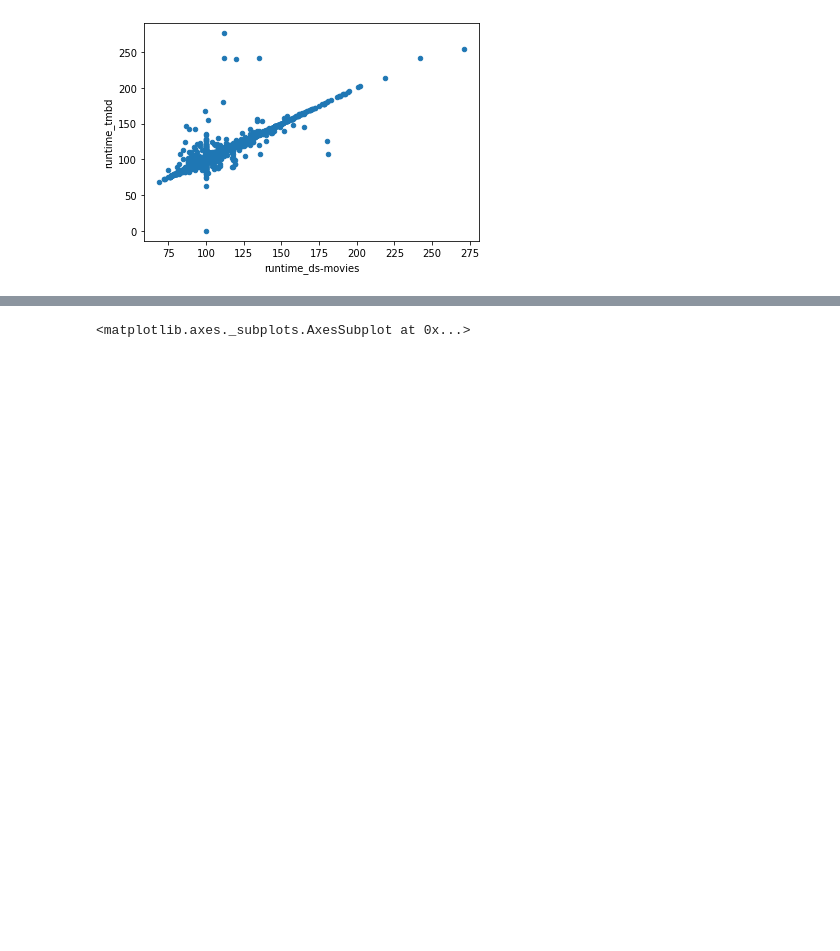
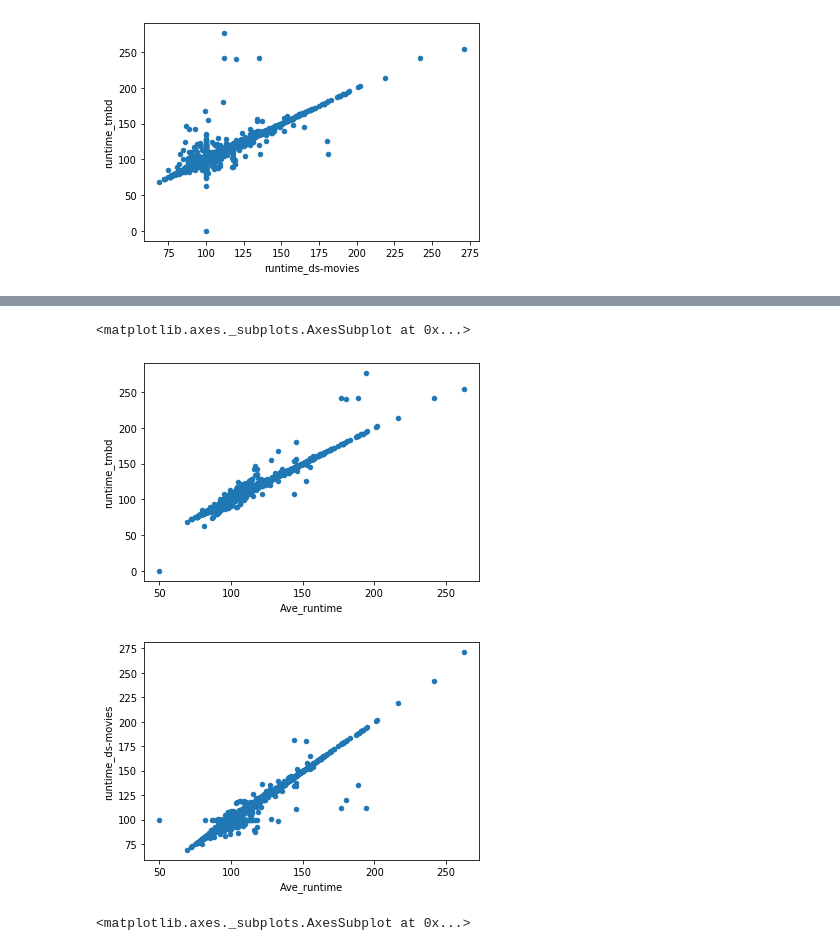
Before and after one commit to Daniel-Schroeder15/Movies_project, a Jupyter notebook: Final_Project_GroupC_DataClean.ipynb, the cells around one changed output, grey strips where cells are left out. Drawn from its saved outputs; the diff is of its cells as text; code cells hidden in the pictures; blank space fills up the shorter version.

```diff
--- a/Final_Project_GroupC_DataClean.ipynb
+++ b/Final_Project_GroupC_DataClean.ipynb
@@ -229,0 +232,5 @@ Movies_df[Movies_df['runtime_ds-movies'] == Movies_df['runtime_ds-movies']][['ru
+# %%
+# Comparing the values for the runtime columns where the values are different, we can see the values are closed and we decide to make an average of the runtime columns.
+# Since the data is not 0 for the runtime columns, we can make the average with no issues.
+Movies_df['Ave_runtime'] = (Movies_df['runtime_ds-movies'] + Movies_df['runtime_tmbd'])/2
+Movies_df.head()
@@ -230,3 +245,11 @@ Movies_df[Movies_df['runtime_ds-movies'] == Movies_df['runtime_ds-movies']][['ru
+# %%
+# Plotting the results after averaging the runtime columns
+Movies_df.plot(x='Ave_runtime', y='runtime_tmbd', kind='scatter')
+Movies_df.plot(x='Ave_runtime', y='runtime_ds-movies', kind='scatter')
+# %% [output]
+<matplotlib.axes._subplots.AxesSubplot at 0x...>
+[figure, added]
+[figure, added]
 # %%
 # Plotting budget columns
 Movies_df.fillna(0).plot(x='budget_ds-movies', y='budget_tmbd', kind='scatter')
```
Also changed, not shown: parts of 14 cells of this notebook, 1 other file.
